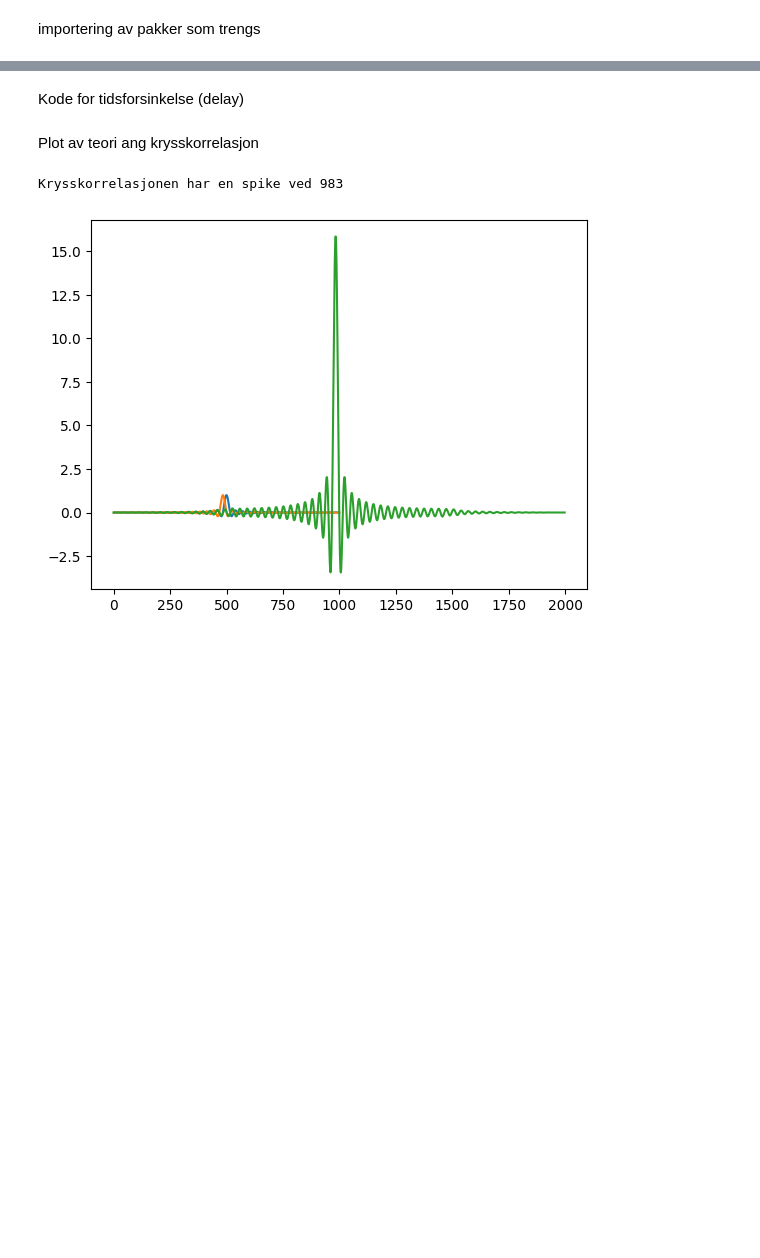
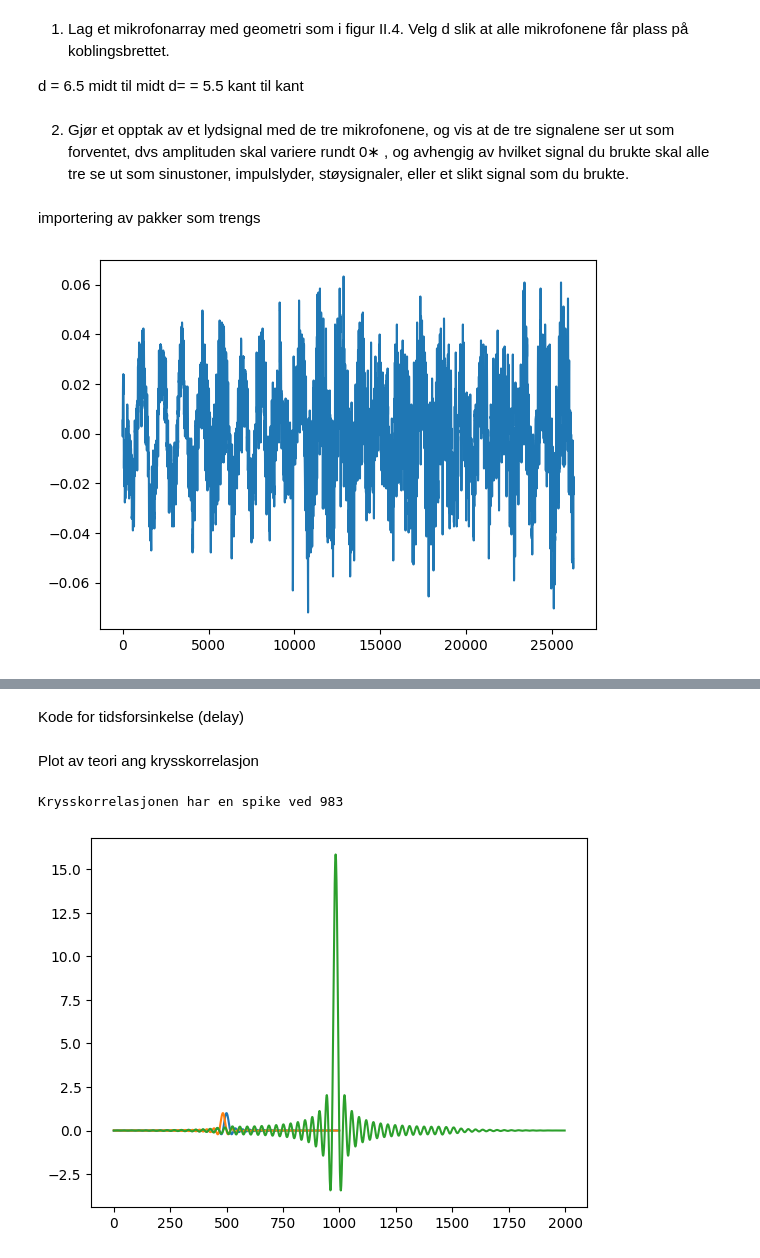
Before and after one commit to EmmaLangeland/TTT4280-Sensor-og-instrumentering, a Jupyter notebook: Lab 2/krysskorrelasjon.ipynb, the cells around one changed output, grey strips where cells are left out. Drawn from its saved outputs; the diff is of its cells as text; code cells hidden in the pictures; blank space fills up the shorter version.

```diff
--- a/Lab 2/krysskorrelasjon.ipynb
+++ b/Lab 2/krysskorrelasjon.ipynb
@@ -3,3 +3,14 @@ Kode for krysskorrelasjon
+# %% [markdown]
+1. Lag et mikrofonarray med geometri som i figur II.4. Velg d slik at alle mikrofonene får plass
+på koblingsbrettet.
+
+d = 6.5 midt til midt
+d= = 5.5 kant til kant
+# %% [markdown]
+2. Gjør et opptak av et lydsignal med de tre mikrofonene, og vis at de tre signalene ser ut som
+forventet, dvs amplituden skal variere rundt 0∗
+, og avhengig av hvilket signal du brukte skal
+alle tre se ut som sinustoner, impulslyder, støysignaler, eller et slikt signal som du brukte.
 # %% [markdown]
 importering av pakker som trengs
 # %%
@@ -22,3 +33,8 @@ fs = 1/sample_period
 mic_1 = data[:,0] #ADC0
 mic_2 = data[:,2] #ADC2
 mic_3 = data[:,3] #ADC3
+# %%
+plt.plot(mic_1)
+plt.show()
+# %% [output]
+[figure, added]
```
Also changed, not shown: parts of 13 cells of this notebook, 16 other files.
